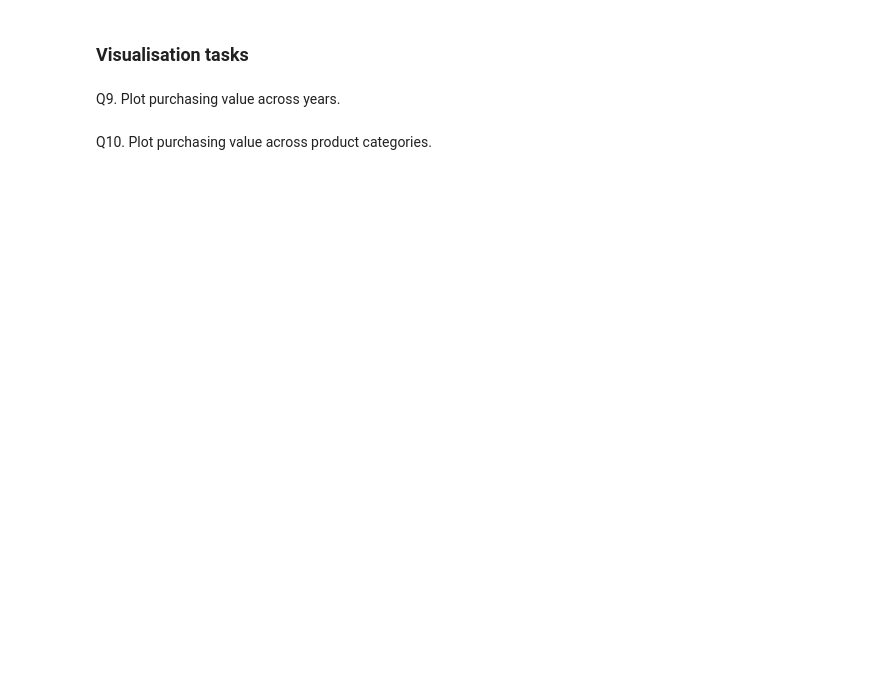
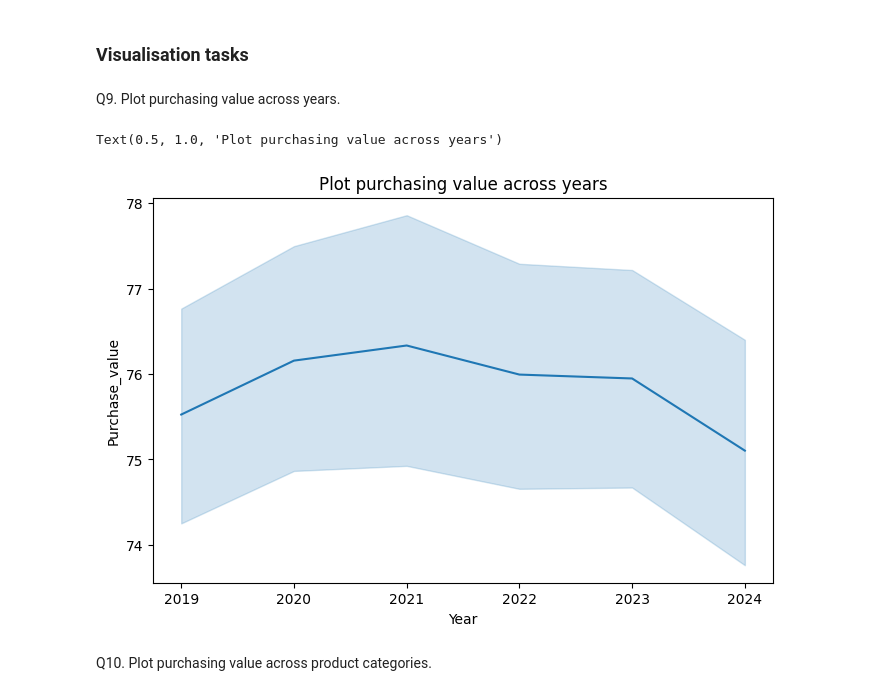
Before and after one commit to TomasSalavisaSousa/Mayerfeld-Practicum-Week-1, a Jupyter notebook: hw_1_project.ipynb, the cells around one changed output. Saved outputs shown, nothing was run; the diff lists cells and outputs as text; code cells hidden in the pictures; blank space fills up the shorter version.

```diff
--- a/hw_1_project.ipynb
+++ b/hw_1_project.ipynb
@@ -97,5 +95,19 @@ marketing_campaigns.head()
 ### Visualisation tasks
 # %% [markdown]
 Q9. Plot purchasing value across years.
+# %%
+plt.figure(figsize=(8,5))
+transactions["purchase_date"] = pd.to_datetime(transactions["purchase_date"])
+transactions["year"] = transactions["purchase_date"].dt.year
+
+sns.lineplot(data=transactions, x="year", y="purchase_value")
+
+plt.xlabel("Year")
+plt.ylabel("Purchase value")
+plt.title("Plot purchasing value across years")
+#transactions["year"] = transactions["purchase_date"].dt.year
+# %% [output]
+Text(0.5, 1.0, 'Plot purchasing value across years')
+[figure, added]
 # %% [markdown]
 Q10. Plot purchasing value across product categories.
```
Also changed, not shown: parts of 4 cells of this notebook.
